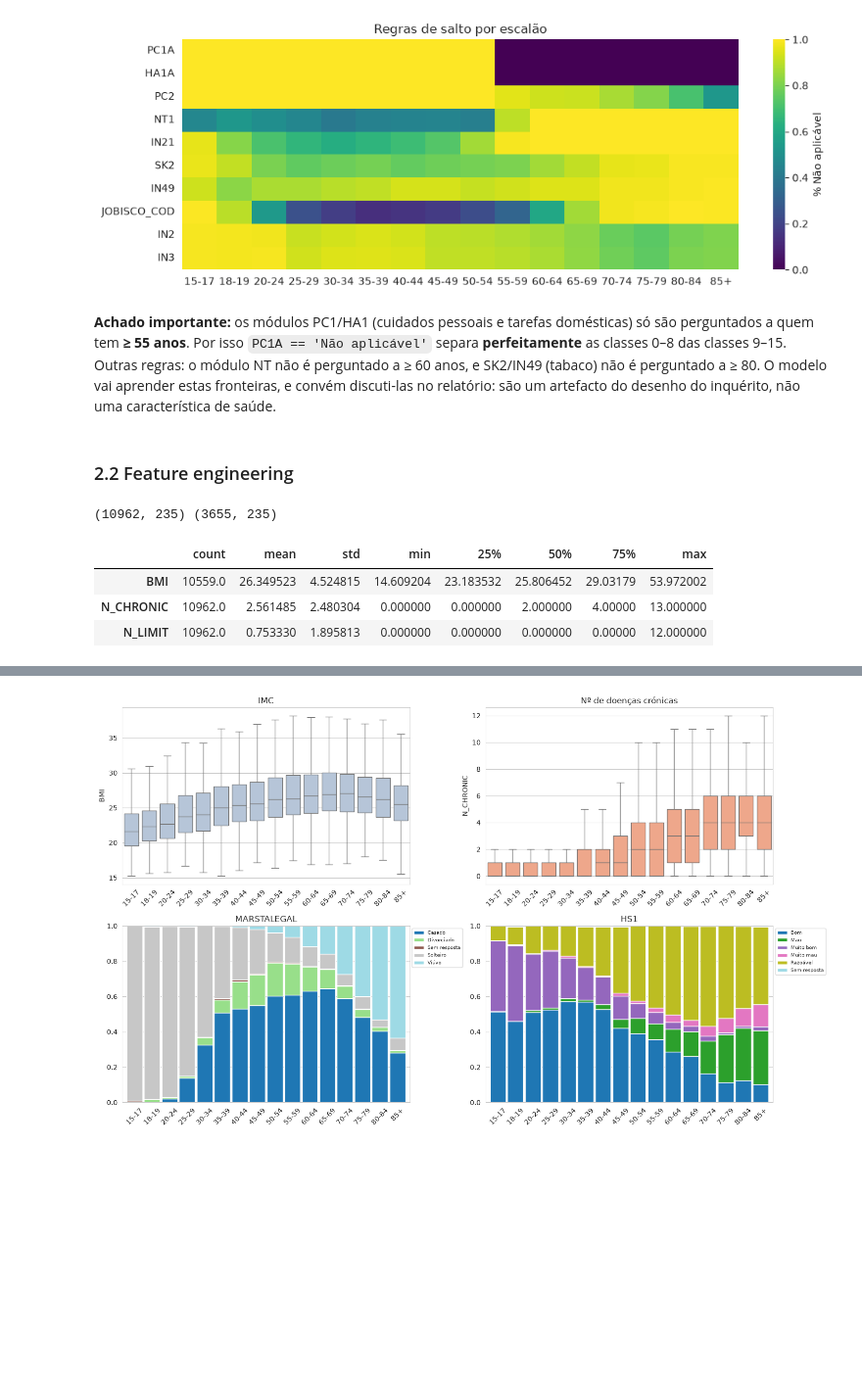
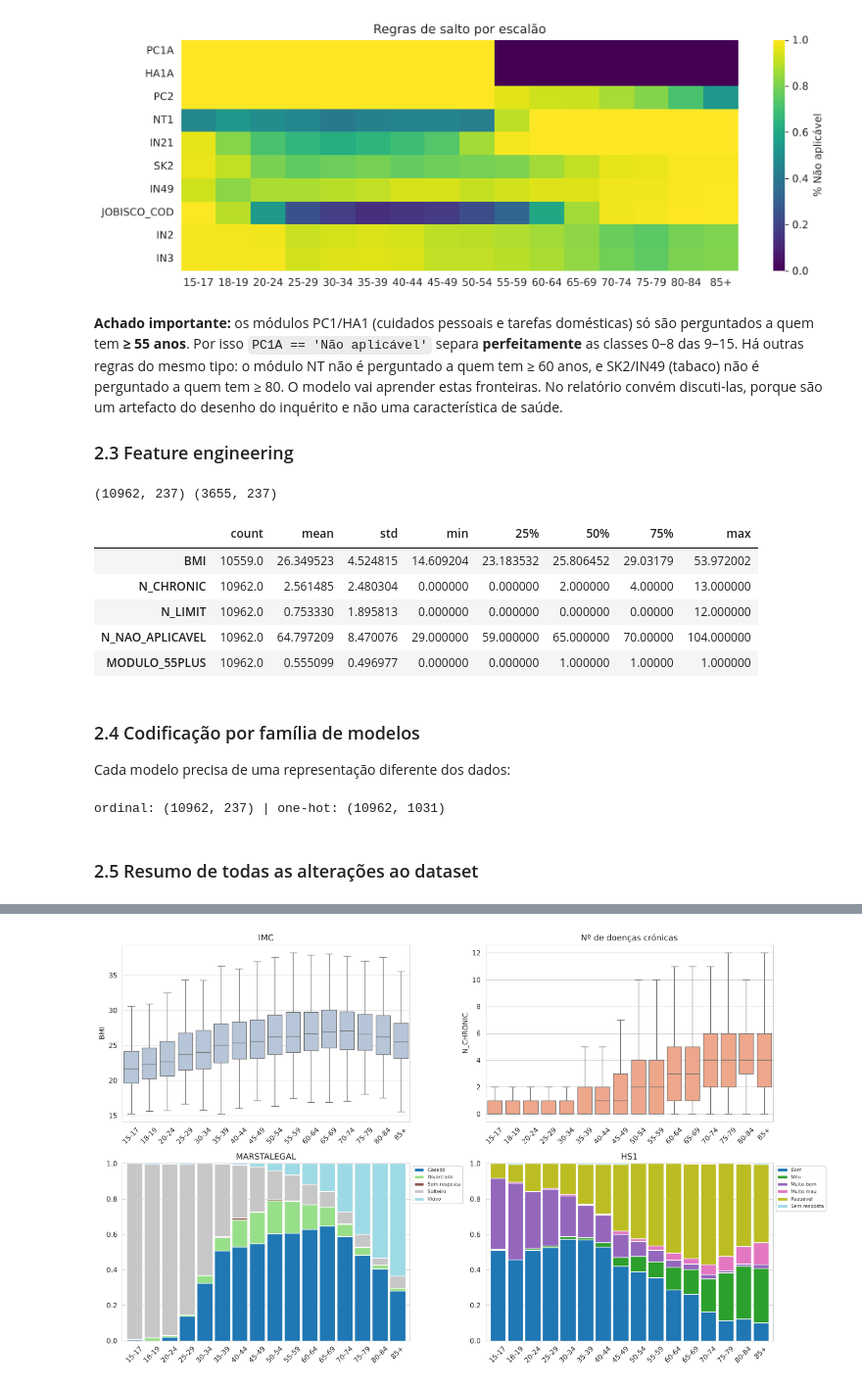
Before and after one commit to icsousa/DAA, a Jupyter notebook: project/projeto_daa.ipynb, the cells around one changed output, grey strips where cells are left out. Shown at 98% size. Drawn from its saved outputs; the diff is of its cells as text; code cells hidden in the pictures; blank space fills up the shorter version.

```diff
--- a/project/projeto_daa.ipynb
+++ b/project/projeto_daa.ipynb
@@ -43,8 +74,8 @@ AGE_LABELS = ['15-17','18-19','20-24','25-29','30-34','35-39','40-44','45-49',
 # %% [markdown]
 ## 1. Carregar e compreender os dados
 # %%
-train = pd.read_csv('datasets/dataset_train.csv', dtype=str)
-test = pd.read_csv('datasets/dataset_test_X.csv', dtype=str)
+train = pd.read_csv(DATA + 'dataset_train.csv', dtype=str)
+test = pd.read_csv(DATA + 'dataset_test_X.csv', dtype=str)
 print('train:', train.shape, '| test:', test.shape)
 train.head()
 # %% [output]
@@ -108,4 +129,8 @@ Decisões:
 # %%
+CHANGES = []
+def log_change(etapa, alteracao, colunas, motivo):
+    CHANGES.append({'Etapa': etapa, 'Alteração': alteracao, 'Colunas': colunas, 'Motivo': motivo})
+
 SPECIAL = {'Não aplicável': -1.0, 'Sem resposta': -2.0}
 
 def to_num(s):
@@ -113,9 +138,11 @@ def to_num(s):
     s = s.map(lambda x: float(re.sub(r'[^\d.]', '', x)) if isinstance(x, str) and x.strip().startswith('>=') else x)
     return pd.to_numeric(s, errors='coerce')
 
-drop_cols = ['PID', 'HHID', 'AGE_RANGE'] + const
+drop_cols = ['PID', 'HHID'] + const
 full = pd.concat([train.drop(columns=['AGE_RANGE']), test], ignore_index=True)
-full = full.drop(columns=[c for c in drop_cols if c in full.columns])
+full = full.drop(columns=drop_cols)
+log_change('2.1 Limpeza', 'Remoção de identificadores', 'PID, HHID', 'Não descrevem o indivíduo; risco de overfitting')
+log_change('2.1 Limpeza', 'Remoção de colunas constantes', ', '.join(const), 'Um único valor em todo o dataset')
 
 num_cols, cat_cols = [], []
 for c in full.columns:
@@ -124,6 +151,11 @@ for c in full.columns:
         full[c] = to_num(full[c]); num_cols.append(c)
     else:
         full[c] = full[c].fillna('NA').astype('category'); cat_cols.append(c)
+
+log_change('2.1 Tipos', 'Conversão texto → número', f'{len(num_cols)} colunas (ex.: BM1, BM2, PE*)', '>95% dos valores são numéricos')
+log_change('2.1 Tipos', "'Não aplicável' → -1, 'Sem resposta' → -2", 'colunas numéricas', 'Manter a informação do salto como valor próprio')
+log_change('2.1 Tipos', "'>= 25' → 25 (e análogos)", 'colunas numéricas truncadas', 'Valor truncado no topo')
+log_change('2.1 Tipos', 'Texto → categoria (NaN → "NA")', f'{len(cat_cols)} colunas', 'Variáveis qualitativas do inquérito')
 print(len(num_cols), 'numéricas |', len(cat_cols), 'categóricas')
 # %% [output]
 41 numéricas | 191 categóricas
@@ -169,29 +201,73 @@ plt.title('Regras de salto por escalão'); plt.show()
 # %% [output]
 [figure]
 # %% [markdown]
-**Achado importante:** os módulos PC1/HA1 (cuidados pessoais e tarefas domésticas) só são perguntados a quem tem **≥ 55 anos**. Por isso `PC1A == 'Não aplicável'` separa **perfeitamente** as classes 0–8 das classes 9–15. Outras regras: o módulo NT não é perguntado a ≥ 60 anos, e SK2/IN49 (tabaco) não é perguntado a ≥ 80. O modelo vai aprender estas fronteiras, e convém discuti-las no relatório: são um artefacto do desenho do inquérito, não uma característica de saúde.
+**Achado importante:** os módulos PC1/HA1 (cuidados pessoais e tarefas domésticas) só são perguntados a quem tem **≥ 55 anos**. Por isso `PC1A == 'Não aplicável'` separa **perfeitamente** as classes 0–8 das 9–15. Há outras regras do mesmo tipo: o módulo NT não é perguntado a quem tem ≥ 60 anos, e SK2/IN49 (tabaco) não é perguntado a quem tem ≥ 80. O modelo vai aprender estas fronteiras. No relatório convém discuti-las, porque são um artefacto do desenho do inquérito e não uma característica de saúde.
+
+### 2.3 Feature engineering
-# %% [markdown]
-### 2.2 Feature engineering
 # %%
 h = full['BM1'].where(full['BM1'] > 0)
 w = full['BM2'].where(full['BM2'] > 0)
 full['BMI'] = w / (h / 100) ** 2
 
 cd_cols = [f'CD1{l}' for l in 'ABCDEFGHIJKLMNOP']
 full['N_CHRONIC'] = (full[cd_cols].astype(str) == 'Sim').sum(axis=1)
 
 lim_cols = [c for c in full.columns if re.match(r'^(PC1|HA1)[A-G]$', c)]
 ok = ['Nenhuma dificuldade', 'Não aplicável', 'NA', 'Sem resposta',
       'Não aplicável (nunca tentou ou não precisa de o fazer)']
 full['N_LIMIT'] = (~full[lim_cols].astype(str).isin(ok)).sum(axis=1)
 
+full['N_NAO_APLICAVEL'] = full.astype(str).isin(['Não aplicável', '-1.0']).sum(axis=1)
+full['MODULO_55PLUS'] = (full['PC1A'].astype(str) != 'Não aplicável').astype(int)
+
+log_change('2.3 Feature eng.', 'BMI = peso / altura²', 'BM1, BM2 → BMI', 'IMC é mais interpretável do que peso e altura separados')
+log_change('2.3 Feature eng.', 'Nº de doenças crónicas', 'CD1A–CD1P → N_CHRONIC', 'Resumo da carga de doença')
+log_change('2.3 Feature eng.', 'Nº de limitações em tarefas', 'PC1*, HA1* → N_LIMIT', 'Resumo da perda de autonomia')
+log_change('2.3 Feature eng.', "Nº de respostas 'Não aplicável'", 'todas → N_NAO_APLICAVEL', 'Captura o percurso no questionário (regras de salto)')
+log_change('2.3 Feature eng.', 'Indicador de módulo ≥55 anos', 'PC1A → MODULO_55PLUS', 'Fronteira exata dos 55 anos (secção 2.2)')
+
 X = full.iloc[:len(train)].reset_index(drop=True)
 X_test = full.iloc[len(train):].reset_index(drop=True)
 print(X.shape, X_test.shape)
-X[['BMI', 'N_CHRONIC', 'N_LIMIT']].describe().T
+X[['BMI', 'N_CHRONIC', 'N_LIMIT', 'N_NAO_APLICAVEL', 'MODULO_55PLUS']].describe().T
 # %% [output]
-(10962, 235) (3655, 235)
+(10962, 237) (3655, 237)
 |  | count | mean | std | min | 25% | 50% | 75% | max |
 | BMI | 10559.0 | 26.349523 | 4.524815 | 14.609204 | 23.183532 | 25.806452 | 29.03179 | 53.972002 |
 | N_CHRONIC | 10962.0 | 2.561485 | 2.480304 | 0.000000 | 0.000000 | 2.000000 | 4.00000 | 13.000000 |
 | N_LIMIT | 10962.0 | 0.753330 | 1.895813 | 0.000000 | 0.000000 | 0.000000 | 0.00000 | 12.000000 |
+| N_NAO_APLICAVEL | 10962.0 | 64.797209 | 8.470076 | 29.000000 | 59.000000 | 65.000000 | 70.00000 | 104.000000 |
+| MODULO_55PLUS | 10962.0 | 0.555099 | 0.496977 | 0.000000 | 0.000000 | 1.000000 | 1.00000 | 1.000000 |
+# %% [markdown]
+### 2.4 Codificação por família de modelos
+Cada modelo precisa de uma representação diferente dos dados:
+# %%
+# (a) Árvores do sklearn (DT, RF, Bagging): OrdinalEncoder
+X_ord = X.copy(); X_test_ord = X_test.copy()
+enc = OrdinalEncoder(handle_unknown='use_encoded_value', unknown_value=-1)
+X_ord[cat_cols] = enc.fit_transform(X[cat_cols].astype(str))
+X_test_ord[cat_cols] = enc.transform(X_test[cat_cols].astype(str))
+X_ord = X_ord.fillna(-3); X_test_ord = X_test_ord.fillna(-3)
+
+# (b) Modelos lineares e redes neuronais (LR, MLP): one-hot + normalização
+num_all = [c for c in X.columns if c not in cat_cols]
+X_lin = X.copy(); X_test_lin = X_test.copy()
+for d in (X_lin, X_test_lin):
+    d[cat_cols] = d[cat_cols].astype(str)
+    d[num_all] = d[num_all].fillna(-3)
+def make_pre(dense=False):
+    return ColumnTransformer([
+        ('cat', OneHotEncoder(handle_unknown='ignore', min_frequency=10, sparse_output=not dense), cat_cols),
+        ('num', StandardScaler(), num_all)])
+
+# (c) Boosting (HistGradientBoosting / XGBoost): categorias nativas, NaN nativo -> X sem alterações
+
+log_change('2.4 Codificação', 'OrdinalEncoder + NaN → -3', 'categóricas (árvores sklearn)', 'DT/RF/Bagging só aceitam números')
+log_change('2.4 Codificação', 'One-hot (min_frequency=10) + StandardScaler', 'todas (LR, MLP)', 'Modelos lineares/redes precisam de escalas comparáveis')
+log_change('2.4 Codificação', 'Categorias nativas', 'categóricas (HGB, XGBoost)', 'Os modelos de boosting tratam categorias e NaN internamente')
+log_change('4.x Desequilíbrio', "class_weight='balanced' / sample_weight", 'AGE_RANGE', 'Classes pequenas pesam o mesmo na Macro F1')
+print('ordinal:', X_ord.shape, '| one-hot:', make_pre().fit_transform(X_lin).shape)
+# %% [output]
+ordinal: (10962, 237) | one-hot: (10962, 1031)
+# %% [markdown]
+### 2.5 Resumo de todas as alterações ao dataset
```
Also changed, not shown: parts of 72 cells of this notebook, 2 other files.
